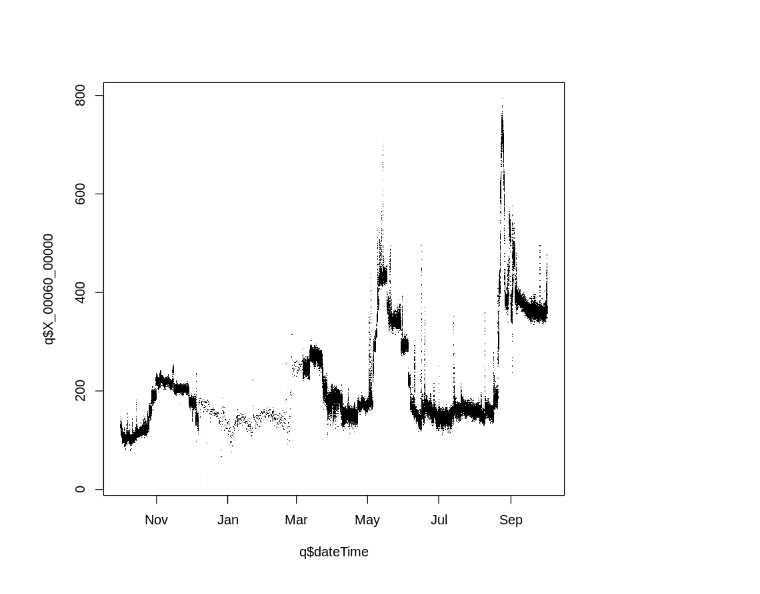
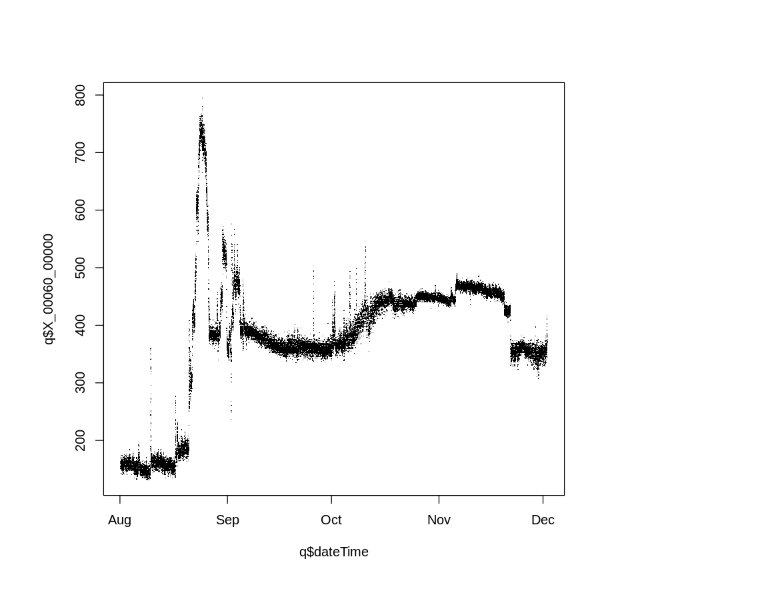
Before and after one commit to dblodgett-usgs/si_docker_jupyter_training, a Jupyter notebook: workspace/get_hydro_data.ipynb, the cells around one changed output. Cells and saved outputs as stored; diff of their text form; code cells hidden in the pictures.

```diff
--- a/workspace/get_hydro_data.ipynb
+++ b/workspace/get_hydro_data.ipynb
@@ -55,10 +52,10 @@ plot(sf::st_geometry(waterbody), col = rgb(0, 0, 1, alpha = 0.5), add = TRUE)
 # %%
 discharge <- "00060"
-start <- "2017-10-01"
-end <- "2018-10-01"
+start <- "2018-08-01"
+end <- "2018-12-01"
 
 q <- readNWISuv(site, discharge, start, end)
 
 plot(q$dateTime, q$X_00060_00000, pch = ".")
 # %% [output]
-[figure, old version]
+[figure, new version]
```
Also changed, not shown: parts of 10 cells of this notebook, 3 other files.
